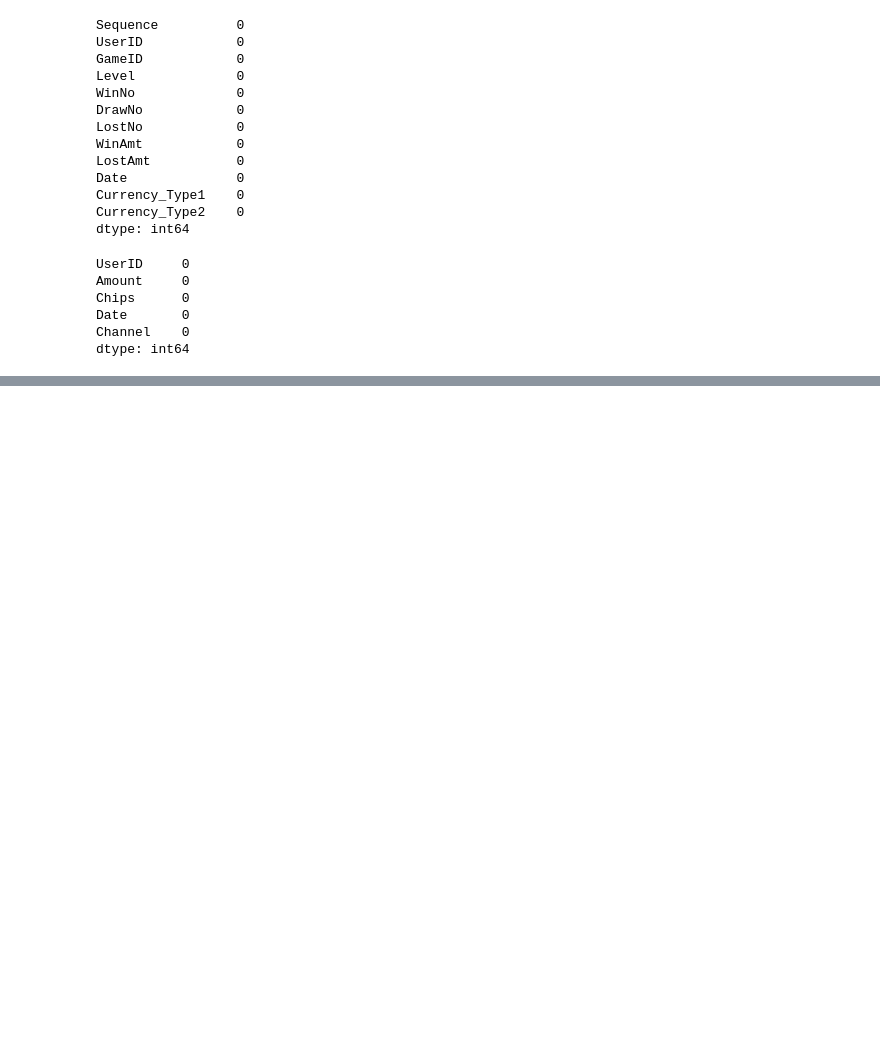
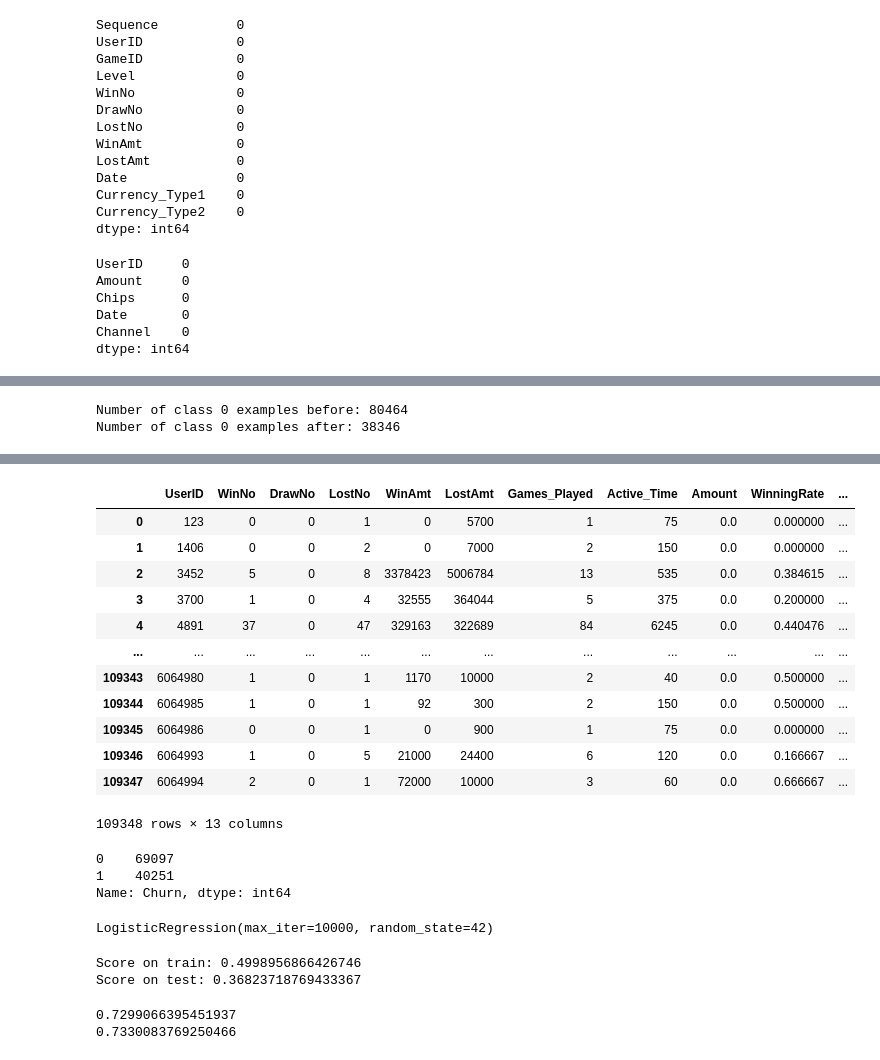
Before and after one commit to lechiben/churn-ltv-prediction, a Jupyter notebook: Churn Rate Prediction.ipynb, the cells around one changed output, grey strips where cells are left out. Drawn from its saved outputs; the diff is of its cells as text; code cells hidden in the pictures; blank space fills up the shorter version.

```diff
--- a/Churn Rate Prediction.ipynb
+++ b/Churn Rate Prediction.ipynb
@@ -208,0 +259,24 @@ print(f'Score on test: {churn_linear_regression.score(X_test, y_test)}')
+# %%
+
+print('Number of class 0 examples before:', X_train[y_train == 0].shape[0])
+
+X_downsampled, y_downsampled = resample(X_train[y_train == 0],
+                                        y_train[y_train == 0],
+                                        replace=True,
+                                        n_samples=X_train[y_train == 1].shape[0],
+                                        random_state=42)
+
+print('Number of class 0 examples after:', X_downsampled.shape[0])
+
+# Combine upsample with original data
+X_train_downsampled = np.vstack((X_train[y_train == 1], X_downsampled))
+y_train_downsampled = np.hstack((y_train[y_train == 1], y_downsampled))
+# %% [output]
+Number of class 0 examples before: 80464
+Number of class 0 examples after: 38346
+# %%
+# Get a new set of users as the test set
+
+play_log_test=get_data(t_value[6])
+play_log_test
+# %% [output]
@@ -208,0 +286,13 @@ print(f'Score on test: {churn_linear_regression.score(X_test, y_test)}')
+|  | UserID | WinNo | DrawNo | LostNo | WinAmt | LostAmt | Games_Played | Active_Time | Amount | WinningRate | ... |
+| 0 | 123 | 0 | 0 | 1 | 0 | 5700 | 1 | 75 | 0.0 | 0.000000 | ... |
+| 1 | 1406 | 0 | 0 | 2 | 0 | 7000 | 2 | 150 | 0.0 | 0.000000 | ... |
+| 2 | 3452 | 5 | 0 | 8 | 3378423 | 5006784 | 13 | 535 | 0.0 | 0.384615 | ... |
+| 3 | 3700 | 1 | 0 | 4 | 32555 | 364044 | 5 | 375 | 0.0 | 0.200000 | ... |
+| 4 | 4891 | 37 | 0 | 47 | 329163 | 322689 | 84 | 6245 | 0.0 | 0.440476 | ... |
+| ... | ... | ... | ... | ... | ... | ... | ... | ... | ... | ... | ... |
+| 109343 | 6064980 | 1 | 0 | 1 | 1170 | 10000 | 2 | 40 | 0.0 | 0.500000 | ... |
+| 109344 | 6064985 | 1 | 0 | 1 | 92 | 300 | 2 | 150 | 0.0 | 0.500000 | ... |
+| 109345 | 6064986 | 0 | 0 | 1 | 0 | 900 | 1 | 75 | 0.0 | 0.000000 | ... |
+| 109346 | 6064993 | 1 | 0 | 5 | 21000 | 24400 | 6 | 120 | 0.0 | 0.166667 | ... |
+| 109347 | 6064994 | 2 | 0 | 1 | 72000 | 10000 | 3 | 60 | 0.0 | 0.666667 | ... |
+109348 rows × 13 columns
@@ -208,0 +306,36 @@ print(f'Score on test: {churn_linear_regression.score(X_test, y_test)}')
+# %%
+y_test=play_log_test.iloc[:,-1]
+y_test.value_counts()
+# %% [output]
+0    69097
+1    40251
+Name: Churn, dtype: int64
+# %%
+from sklearn.linear_model import LogisticRegression
+
+# 1. Instantiate model
+churn_logistic_regression=LogisticRegression(random_state=42, max_iter=10000)
+
+# 2. Fit model
+churn_logistic_regression.fit(X_train_downsampled, y_train_downsampled)
+# %% [output]
+LogisticRegression(max_iter=10000, random_state=42)
+# %%
+# 3. Score model
+print(f'Score on train: {churn_logistic_regression.score(X_train_downsampled, y_train_downsampled)}')
+print(f'Score on test: {churn_logistic_regression.score(X_test, y_test)}')
+# %% [output]
+Score on train: 0.4998956866426746
+Score on test: 0.36823718769433367
+# %%
+from sklearn.tree import DecisionTreeClassifier
+
+DT=DecisionTreeClassifier(random_state=42, max_depth=11)
+DT.fit(X_train, y_train)
+
+# Accuracy scores
+print(DT.score(X_train_downsampled, y_train_downsampled))
+print(DT.score(X_test, y_test))
+# %% [output]
+0.7299066395451937
+0.7330083769250466
```
Also changed, not shown: parts of 43 cells of this notebook.
